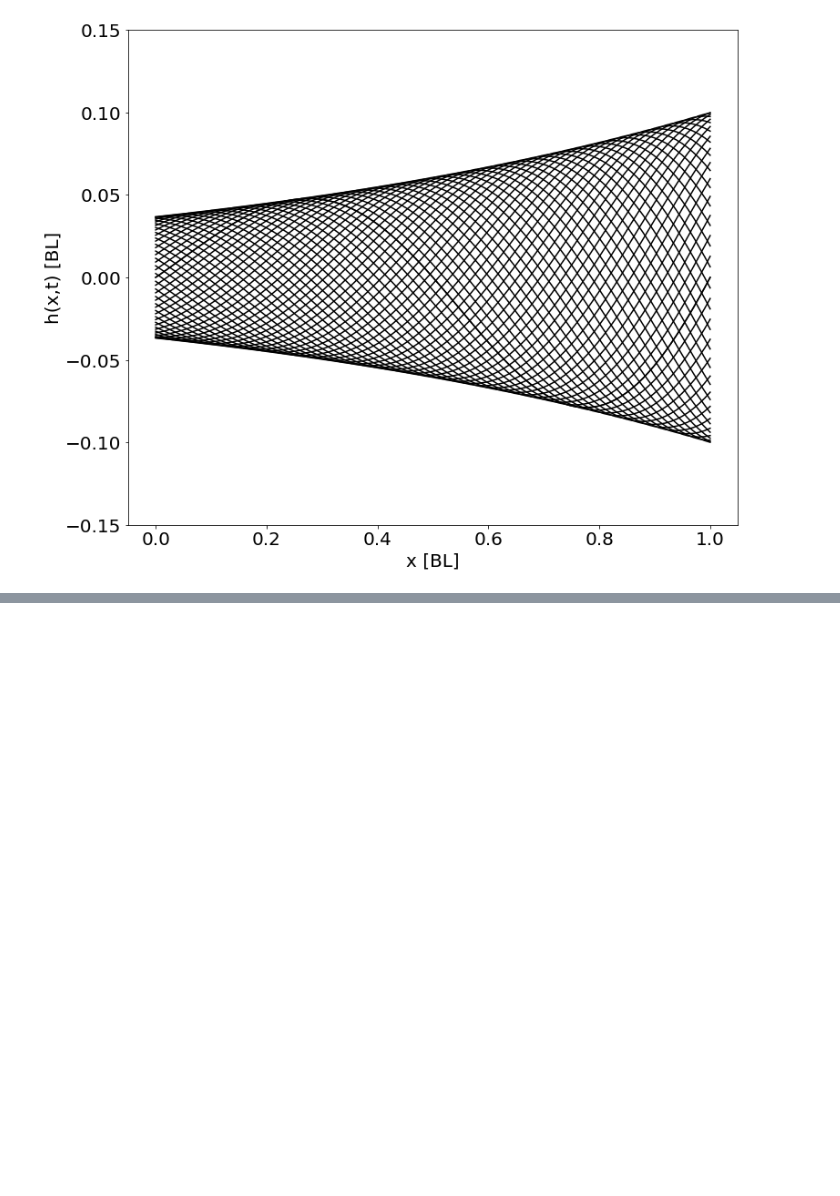
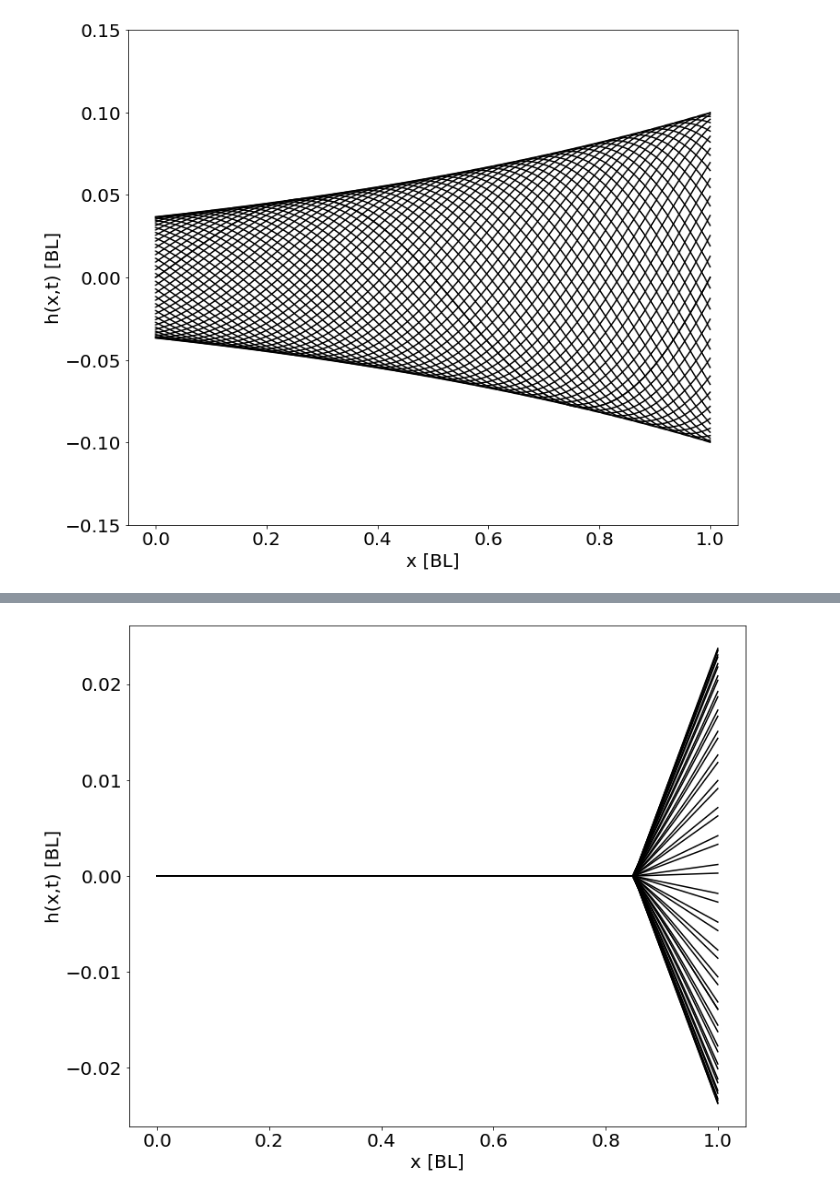
Before and after one commit to michaelcoe/Ika-Flow, a Jupyter notebook: motion_solver.ipynb, the cells around one changed output, grey strips where cells are left out. Cells and saved outputs as stored; diff of their text form; code cells hidden in the pictures; blank space fills up the shorter version.

Commit message:
updated motion solver

```diff
--- a/motion_solver.ipynb
+++ b/motion_solver.ipynb
@@ -345,0 +380,46 @@ fig6.savefig(Path(r'./figures').joinpath('gymnotiformMotion.png'), facecolor='w'
+# %%
+length_ = 1.0
+St = 0.3
+U = 1.0
+A_p2p = 0.2
+f = St * U / A_p2p
+T = 1/f
+omega_ = 2 * np.pi * f
+lam = 1.0
+waveNumber_ = 2*np.pi/lam
+pivot_ = 0.85
+angle_ = 9
+phase_ = -90
+
+
+x_head = 0.0
+x_com = 0.33
+x_tail = 1.0
+
+A_head = 0.02
+A_com = 0.00
+A_tail = 0.02
+
+# solving for the coefficients
+X = np.array([[1, x_head, x_head**2],[1, x_com, x_com**2], [1, x_tail, x_tail**2]])
+A = np.array([[A_head], [A_com], [A_tail]])
+C = np.linalg.solve(X, A)
+C = C.flatten()
+
+amplitude_ = np.array([0.1, C[1]*10, C[2]*10])
+
+time = np.linspace(0, 1*(1/f), 50)
+
+x = np.linspace(0, length_, 100)
+
+fig7, ax7 = plt.subplots(figsize=(12,10))
+
+for i, t in enumerate(time):
+    y = ostraciiform(t, x, length_, waveNumber_, omega_, pivot_, angle_, phase_)
+    ax7.plot(x/length_, y/length_, 'k', label=str(np.round(t/T, 3)))
+
+ax7.set_xlabel('x [BL]')
+ax7.set_ylabel('h(x,t) [BL]')
+fig7.savefig(Path(r'./').joinpath('ostraciiformMotion.pdf'), facecolor='w', dpi=600)
+# %% [output]
+[figure, added]
```
Also changed, not shown: parts of 7 cells of this notebook.
